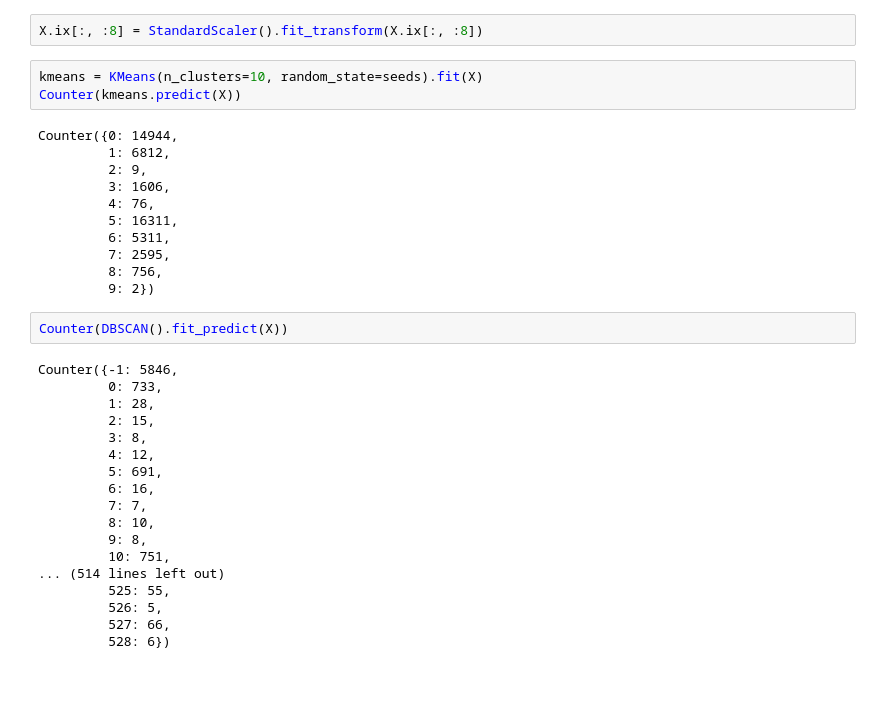
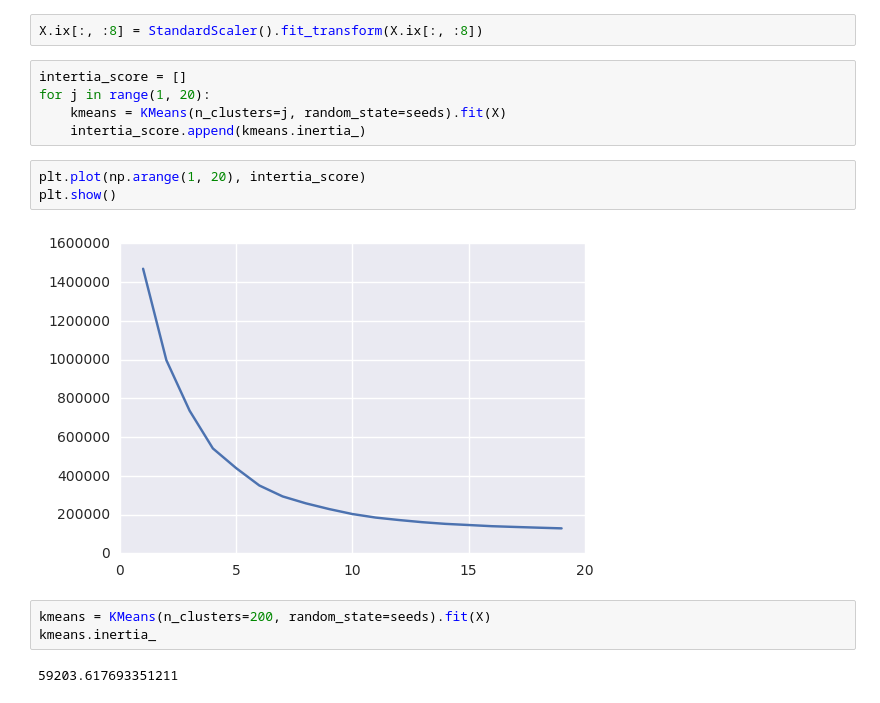
Before and after one commit to beubeu13220/Challenge-Instacart, a Jupyter notebook: Exploration.ipynb, the cells around one changed output. Cells and saved outputs as stored; diff of their text form.

```diff
--- a/Exploration.ipynb
+++ b/Exploration.ipynb
@@ -544,37 +545,18 @@ X, y = merge_order_product.ix[:, 1:], merge_order_product.ix[:, 0]
 X = X.fillna(-1)
 # %%
 X.ix[:, :8] = StandardScaler().fit_transform(X.ix[:, :8])
+# %%
+intertia_score = []
+for j in range(1, 20):
+    kmeans = KMeans(n_clusters=j, random_state=seeds).fit(X)
+    intertia_score.append(kmeans.inertia_)
+# %%
+plt.plot(np.arange(1, 20), intertia_score)
+plt.show()
+# %% [output]
+[figure, added]
 # %%
-kmeans = KMeans(n_clusters=10, random_state=seeds).fit(X)
-Counter(kmeans.predict(X))
+kmeans = KMeans(n_clusters=200, random_state=seeds).fit(X)
+kmeans.inertia_
 # %% [output]
-Counter({0: 14944,
-         1: 6812,
-         2: 9,
-         3: 1606,
-         4: 76,
-         5: 16311,
-         6: 5311,
-         7: 2595,
-         8: 756,
-         9: 2})
+59203.617693351211
-# %%
-Counter(DBSCAN().fit_predict(X))
-# %% [output]
-Counter({-1: 5846,
-         0: 733,
-         1: 28,
-         2: 15,
-         3: 8,
-         4: 12,
-         5: 691,
-         6: 16,
-         7: 7,
-         8: 10,
-         9: 8,
-         10: 751,
-... (514 lines left out)
-         525: 55,
-         526: 5,
-         527: 66,
-         528: 6})
```
Also changed, not shown: parts of 2 cells of this notebook.
